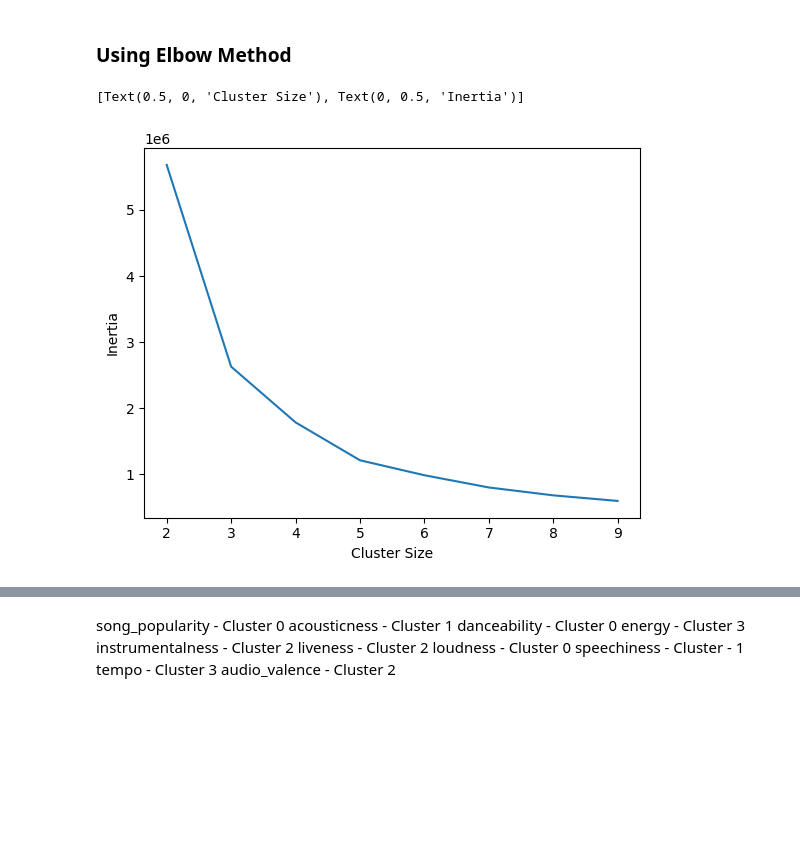
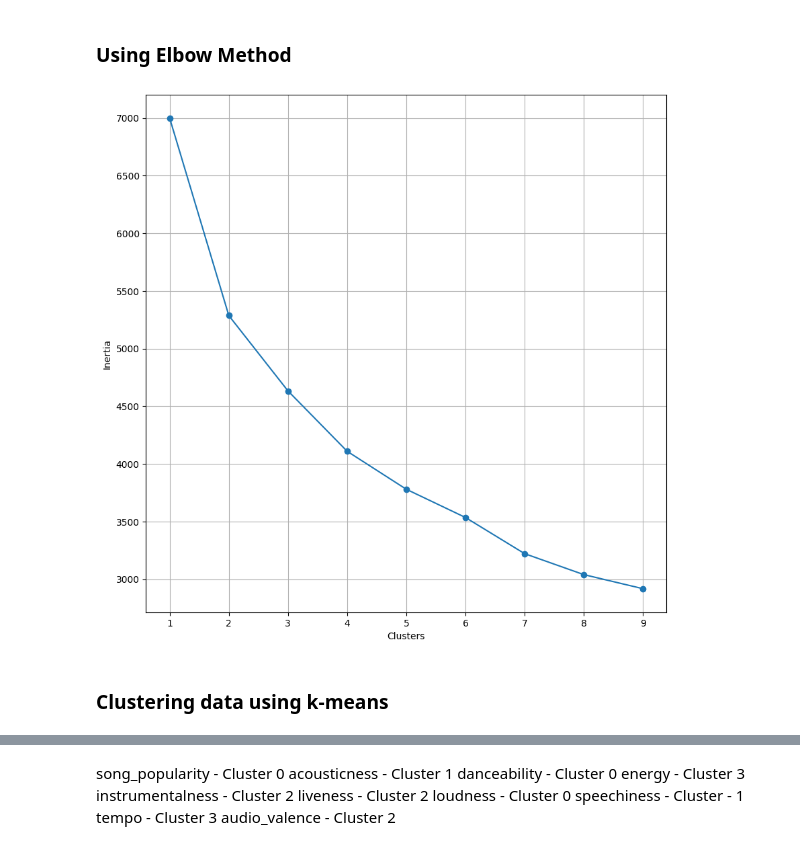
Before and after one commit to RiannDelaCruz/ML_miniproject, a Jupyter notebook: delacruz_dosado_fortaleza.ipynb, the cells around one changed output, grey strips where cells are left out. Saved outputs shown, nothing was run; the diff lists cells and outputs as text; code cells hidden in the pictures; blank space fills up the shorter version.

Commit message:
Readded popularity and Finalize elbow method

```diff
--- a/delacruz_dosado_fortaleza.ipynb
+++ b/delacruz_dosado_fortaleza.ipynb
@@ -45,6 +43,6 @@ I decided to do two things in here. I am not sure whether to include the song po
 ### Using this dataset in getting the k-means
 # %%
 #Filter out features
-song_feature = df.drop(['song_popularity','song_duration_ms','time_signature', 'key','audio_mode'], axis = 1)
+song_feature = df.drop(['song_duration_ms','time_signature', 'key','audio_mode'], axis = 1)
 song_feature.head()
 # %% [output]
@@ -177,16 +180,23 @@ y_std
 ### Using Elbow Method
 # %%
 # Determining the cluster size
-score = []
-for i in range(2,10):
-    kmean_model = KMeans(n_clusters=i, random_state=3).fit(song_feature)
-    preds = kmean_model.predict(song_feature)
+means = []      #number of clusters
+score = []      #number of inertia
+for i in range(1,10):
+    kmean_model = KMeans(n_clusters=i, random_state=0).fit(y_std)
+    means.append(i)
     score.append(kmean_model.inertia_)
 
 # Visualization of different cluster size performations
-pd.DataFrame(score, index=range(2, 10)).plot(legend=False).set(xlabel="Cluster Size", ylabel="Inertia")
+fig = plt.subplots(figsize = (10,10))
+plt.plot(means, score, 'o-')
+plt.xlabel('Clusters')
+plt.ylabel('Inertia')
+plt.grid(True)
+plt.show()
 # %% [output]
-[Text(0.5, 0, 'Cluster Size'), Text(0, 0.5, 'Inertia')]
-[figure, old version]
+[figure, new version]
+# %% [markdown]
+### Clustering data using k-means
 # %%
 # Training and Predicting
```
Also changed, not shown: parts of 15 cells of this notebook.
